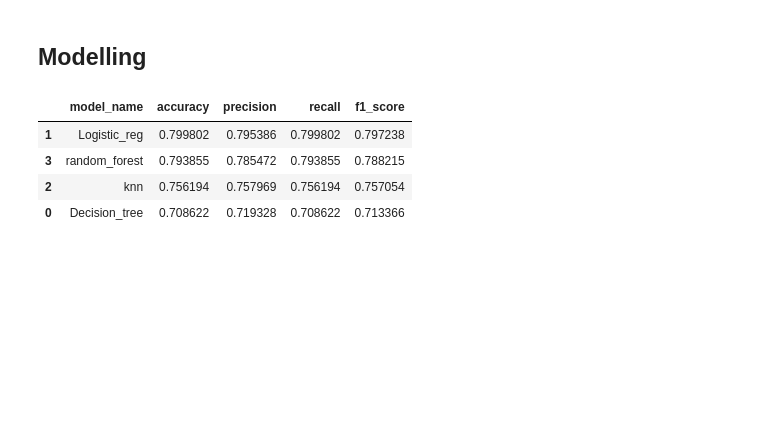
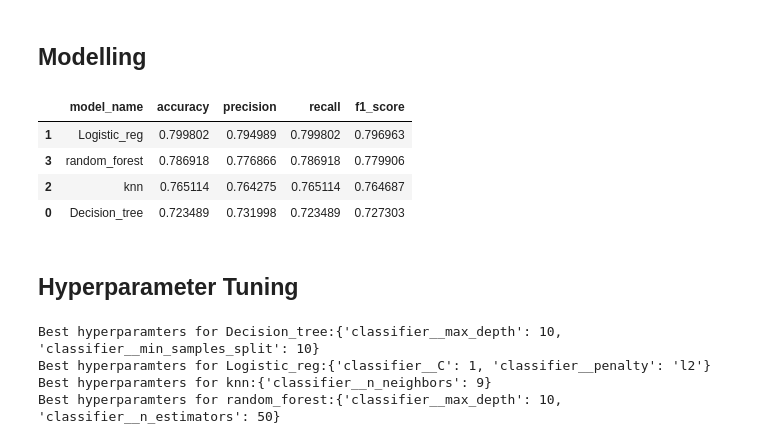
Before and after one commit to MumoMutiso/LP2-Curium-, a Jupyter notebook: modeling.ipynb, the cells around one changed output. Drawn from its saved outputs; the diff is of its cells as text; code cells hidden in the pictures; blank space fills up the shorter version.

Commit message:
Hyperparameter tunning and prediction of churn values for the test data

```diff
--- a/modeling.ipynb
+++ b/modeling.ipynb
@@ -84,7 +85,7 @@ y = train_df[['churn']]
 
 # X_train_, X_eval_, y_train, y_eval =  train_test_split(X, y_imputed, test_size=0.2, random_state=42, stratify=y_imputed)
 # %%
-X_train_, X_eval_, y_train, y_eval =  train_test_split(X, y, test_size=0.2, random_state=42, stratify=y)
+X_train, X_eval, y_train, y_eval =  train_test_split(X, y, test_size=0.2, random_state=42, stratify=y)
 # %%
 encoder = LabelEncoder()
 
@@ -127,35 +128,91 @@ all_pipelines = {}
 metrics_table = pd.DataFrame(columns=['model_name', 'accuracy', 'precision', 'recall', 'f1_score'])
 
 # Loop over models and create pipelines, fit models, and calculate metrics
 for model_name, classifier in models:
     final_pipeline = Pipeline(steps=[
         ('preprocessor', preprocessor),
         ('classifier', classifier)
     ])
 
     # Fit the pipeline on training data
     final_pipeline.fit(X_train, y_train_encoded)
 
     # Make predictions on the evaluation dataset
     y_pred = final_pipeline.predict(X_eval)
 
     # Calculate classification report metrics
     metrics = classification_report(y_eval_encoded, y_pred, output_dict=True)
 
     # Extract metrics for the current model
     accuracy = metrics['accuracy']
     precision = metrics['weighted avg']['precision']
     recall = metrics['weighted avg']['recall']
     f1_score = metrics['weighted avg']['f1-score']
 
     # Add metrics to metrics_table
     metrics_table.loc[len(metrics_table)] = [model_name, accuracy, precision, recall, f1_score]
 
 # Display the metrics table
-metrics_table.sort_values(ascending=False, by='accuracy')
+metrics_table.sort_values(ascending=False, by='f1_score')
 # %% [output]
 |  | model_name | accuracy | precision | recall | f1_score |
-| 1 | Logistic_reg | 0.799802 | 0.795386 | 0.799802 | 0.797238 |
-| 3 | random_forest | 0.793855 | 0.785472 | 0.793855 | 0.788215 |
-| 2 | knn | 0.756194 | 0.757969 | 0.756194 | 0.757054 |
-| 0 | Decision_tree | 0.708622 | 0.719328 | 0.708622 | 0.713366 |
+| 1 | Logistic_reg | 0.799802 | 0.794989 | 0.799802 | 0.796963 |
+| 3 | random_forest | 0.786918 | 0.776866 | 0.786918 | 0.779906 |
+| 2 | knn | 0.765114 | 0.764275 | 0.765114 | 0.764687 |
+| 0 | Decision_tree | 0.723489 | 0.731998 | 0.723489 | 0.727303 |
+# %% [markdown]
+## Hyperparameter Tuning
+# %%
+# Define the hyperparameters to search
+
+param_grids = {
+
+    'Decision_tree': {
+
+        'classifier__max_depth': [None, 10, 20, 30],
+        'classifier__min_samples_split': [2, 5, 10]
+
+    },
+
+    'Logistic_reg': {
+
+        'classifier__C': [0.001, 0.01, 0.1, 1, 10, 100],
+        'classifier__penalty': [None, 'l2']
+
+    },
+
+    'knn': {
+
+        'classifier__n_neighbors': [3, 5, 7, 9, 11]
+
+    },
+
+    'random_forest': {
+
+        'classifier__n_estimators': [10, 50, 100, 200],
+        'classifier__max_depth': [None, 10, 20, 30]
+
+    }
+
+}
+
+params = {}
+
+for model_name, classifier in models:
+    final_pipeline = Pipeline(steps=[
+        ('preprocessor', preprocessor),
+        ('classifier', classifier)
+    ])
+
+    param_grid = param_grids[model_name]
+    grid_search = GridSearchCV(estimator= final_pipeline, param_grid = param_grid, cv=5, scoring = 'f1_weighted')
+    grid_search.fit(X_train,y_train_encoded)
+    params[model_name]= grid_search
+
+for model_name, grid_search in params.items():
+    print(f'Best hyperparamters for {model_name}:{grid_search.best_params_}')
+# %% [output]
+Best hyperparamters for Decision_tree:{'classifier__max_depth': 10, 'classifier__min_samples_split': 10}
+Best hyperparamters for Logistic_reg:{'classifier__C': 1, 'classifier__penalty': 'l2'}
+Best hyperparamters for knn:{'classifier__n_neighbors': 9}
+Best hyperparamters for random_forest:{'classifier__max_depth': 10, 'classifier__n_estimators': 50}
```
Also changed, not shown: parts of 13 cells of this notebook.
